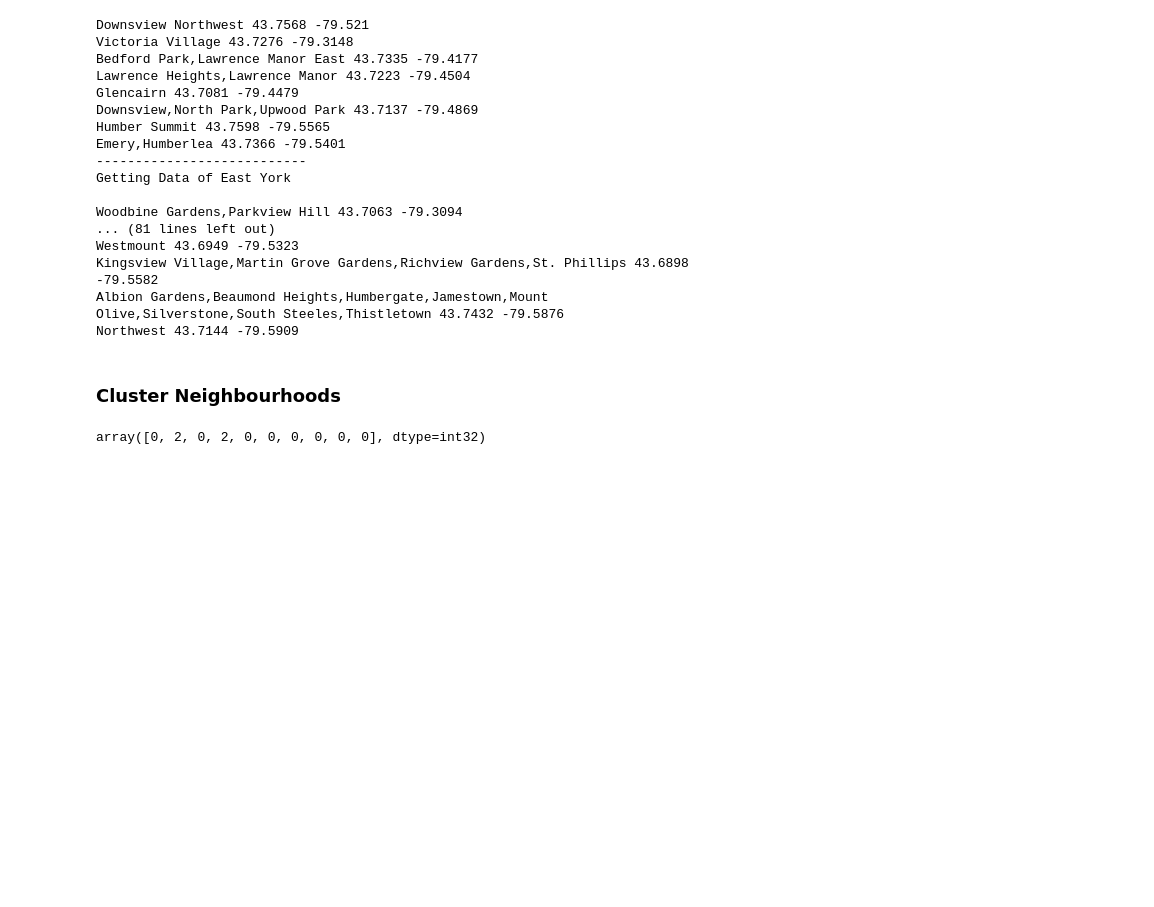
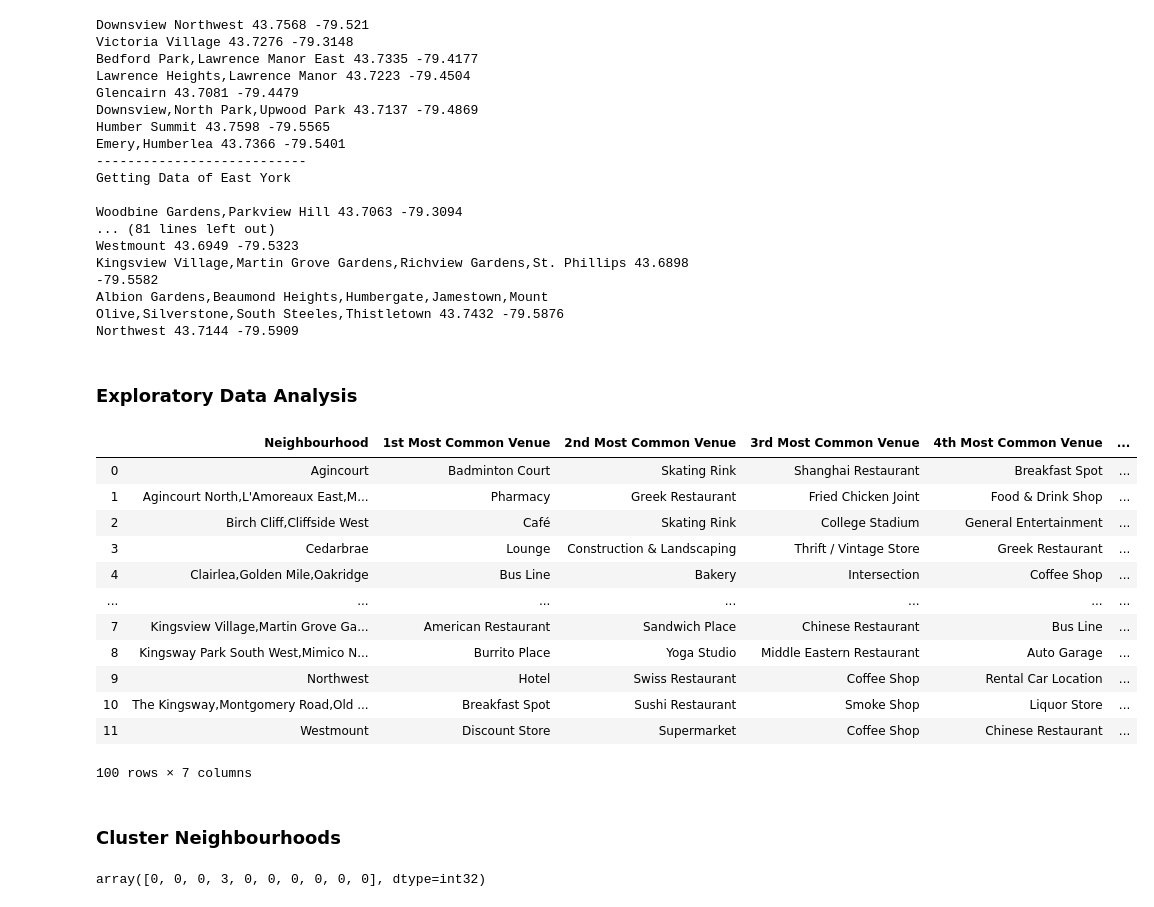
Before and after one commit to EagleDangar/IBM-Capstone-Project, a Jupyter notebook: the Battle of the neighborhoods.ipynb, the cells around one changed output. Drawn from its saved outputs; the diff is of its cells as text; code cells hidden in the pictures; blank space fills up the shorter version.

```diff
--- a/the Battle of the neighborhoods.ipynb
+++ b/the Battle of the neighborhoods.ipynb
@@ -34,6 +34,8 @@ from geopy.geocoders import Nominatim # module to convert an address into latitu
 import pgeocode
 nomi = pgeocode.Nominatim('CA')
 
+import matplotlib.cm as cm
+import matplotlib.colors as colors
 
 # libraries for displaying images
 from IPython.display import Image
@@ -47,28 +49,6 @@ print('Folium installed')
 print('Libraries imported.')
 
 
-colors = [
-    'red',
-    'blue',
-    'gray',
-    'darkred',
-    'lightred',
-    'orange',
-    'beige',
-    'green',
-    'darkgreen',
-    'lightgreen',
-    'darkblue',
-    'lightblue',
-    'purple',
-    'darkpurple',
-    'pink',
-    'cadetblue',
-    'lightgray',
-    'black'
-]
-
-
 CLIENT_ID = 'WJALSUPQARDIIVEU4NV1RWEEFGT0DZNNX0KQTVCSX5LZNIGI' # your Foursquare ID
 CLIENT_SECRET = 'RUZPK1EYFBKDLKNTDF1QKHBOMGYWG3C0JICCP0Y1C5S2LCPK' # your Foursquare Secret
 VERSION = '20180604'
@@ -173,10 +153,13 @@ clr_i = 0
 
 some_map = folium.Map(location=(43.65,-79.38) , zoom_start=11)
 
+colors_array = cm.rainbow(np.linspace(0, 13, clusters_df.shape[0]))
+rainbow = [colors.rgb2hex(i) for i in colors_array]
+
 for city in clusters_df.Borough.unique():
     city_neighbs = clusters_df.loc[clusters_df.Borough == city,['Borough','Neighbourhood',"Postcode",'Latitude', 'Longitude']]
     neighs = folium.map.FeatureGroup()
-    clr = colors[clr_i]
+    clr = rainbow[clr_i]
     clr_i+=1
     for br,nm,pc,lat,lng in city_neighbs.values:
         folium.CircleMarker(
@@ -325,6 +308,24 @@ Westmount 43.6949 -79.5323
 Kingsview Village,Martin Grove Gardens,Richview Gardens,St. Phillips 43.6898 -79.5582
 Albion Gardens,Beaumond Heights,Humbergate,Jamestown,Mount Olive,Silverstone,South Steeles,Thistletown 43.7432 -79.5876
 Northwest 43.7144 -79.5909
+# %% [markdown]
+### Exploratory Data Analysis
+# %%
+torronto_common_venues
+# %% [output]
+|  | Neighbourhood | 1st Most Common Venue | 2nd Most Common Venue | 3rd Most Common Venue | 4th Most Common Venue | ... |
+| 0 | Agincourt | Badminton Court | Skating Rink | Shanghai Restaurant | Breakfast Spot | ... |
+| 1 | Agincourt North,L'Amoreaux East,M... | Pharmacy | Greek Restaurant | Fried Chicken Joint | Food & Drink Shop | ... |
+| 2 | Birch Cliff,Cliffside West | Café | Skating Rink | College Stadium | General Entertainment | ... |
+| 3 | Cedarbrae | Lounge | Construction & Landscaping | Thrift / Vintage Store | Greek Restaurant | ... |
+| 4 | Clairlea,Golden Mile,Oakridge | Bus Line | Bakery | Intersection | Coffee Shop | ... |
+| ... | ... | ... | ... | ... | ... | ... |
+| 7 | Kingsview Village,Martin Grove Ga... | American Restaurant | Sandwich Place | Chinese Restaurant | Bus Line | ... |
+| 8 | Kingsway Park South West,Mimico N... | Burrito Place | Yoga Studio | Middle Eastern Restaurant | Auto Garage | ... |
+| 9 | Northwest | Hotel | Swiss Restaurant | Coffee Shop | Rental Car Location | ... |
+| 10 | The Kingsway,Montgomery Road,Old ... | Breakfast Spot | Sushi Restaurant | Smoke Shop | Liquor Store | ... |
+| 11 | Westmount | Discount Store | Supermarket | Coffee Shop | Chinese Restaurant | ... |
+100 rows × 7 columns
 # %% [markdown]
 ### Cluster Neighbourhoods
 # %%
@@ -332,7 +333,7 @@ Northwest 43.7144 -79.5909
 from sklearn.cluster import KMeans
 # %%
 # set number of clusters
-kclusters = 5
+kclusters = 6
 
 c_toronto_grouped_clustering = torronto_grouped_venues.drop(['Neighbourhood','Borough'], 1)
 
@@ -342,4 +343,4 @@ kmeans = KMeans(n_clusters=kclusters, random_state=0).fit(c_toronto_grouped_clus
 # check cluster labels generated for each row in the dataframe
 kmeans.labels_[0:10]
 # %% [output]
-array([0, 2, 0, 2, 0, 0, 0, 0, 0, 0], dtype=int32)
+array([0, 0, 0, 3, 0, 0, 0, 0, 0, 0], dtype=int32)
```
Also changed, not shown: parts of 4 cells of this notebook, 1 other file.
